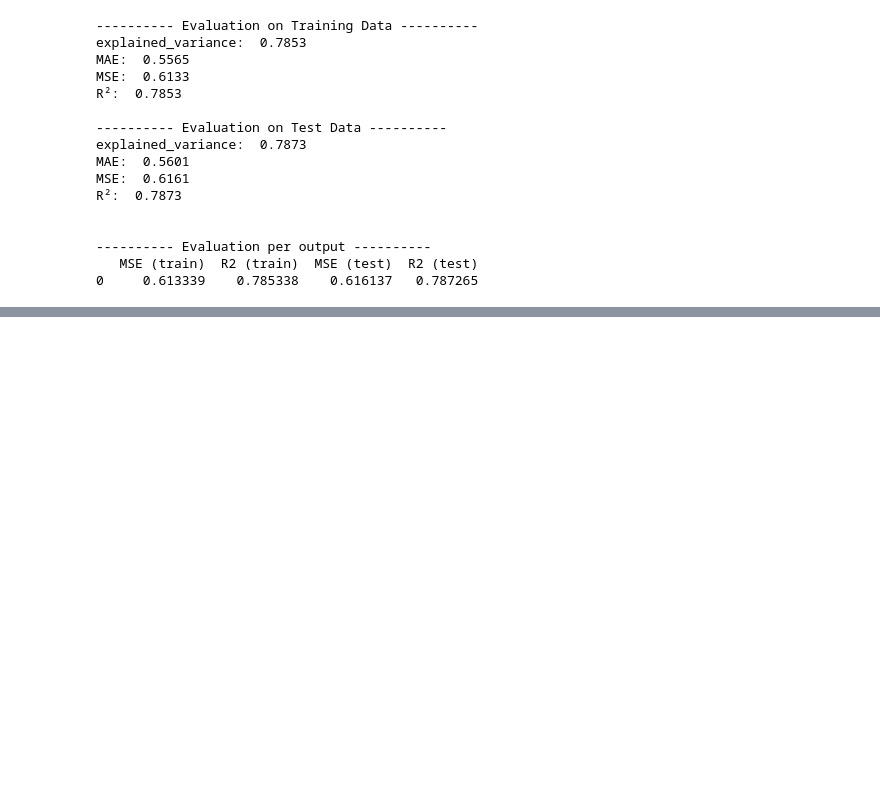
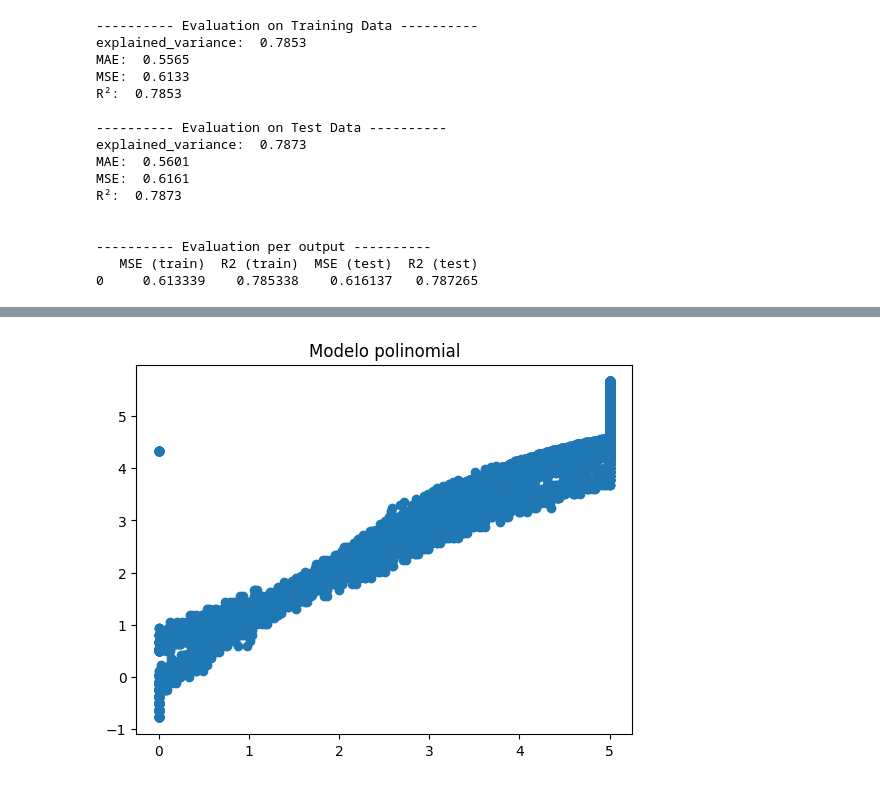
Before and after one commit to jesolisp/Curso-Modelacion-Sistemas-Fisicos, a Jupyter notebook: docs/codes/JESP_Analisis_de_datos.ipynb, the cells around one changed output, grey strips where cells are left out. Saved outputs shown, nothing was run; the diff lists cells and outputs as text; code cells hidden in the pictures; blank space fills up the shorter version.

```diff
--- a/docs/codes/JESP_Analisis_de_datos.ipynb
+++ b/docs/codes/JESP_Analisis_de_datos.ipynb
@@ -162,0 +217,8 @@ R²:  0.7873
+# %%
+#%% Specify the model
+model_pol = LinearRegression()
+
+#%% Fit model on the dataset
+model_pol.fit(X_train_pol, # input data
+              y_train, # target data
+             )
@@ -162,0 +227,3 @@ R²:  0.7873
+# %%
+y_pred_pol_train = model_pol.predict(X_train_pol)
+y_pred_pol_test = model_pol.predict(X_test_pol)
@@ -162,0 +279,7 @@ R²:  0.7873
+# %%
+plt.figure()
+plt.title('Modelo polinomial')
+plt.scatter(y_train, y_pred_pol_train)
+plt.show()
+# %% [output]
+[figure, added]
```
Also changed, not shown: parts of 20 cells of this notebook.
